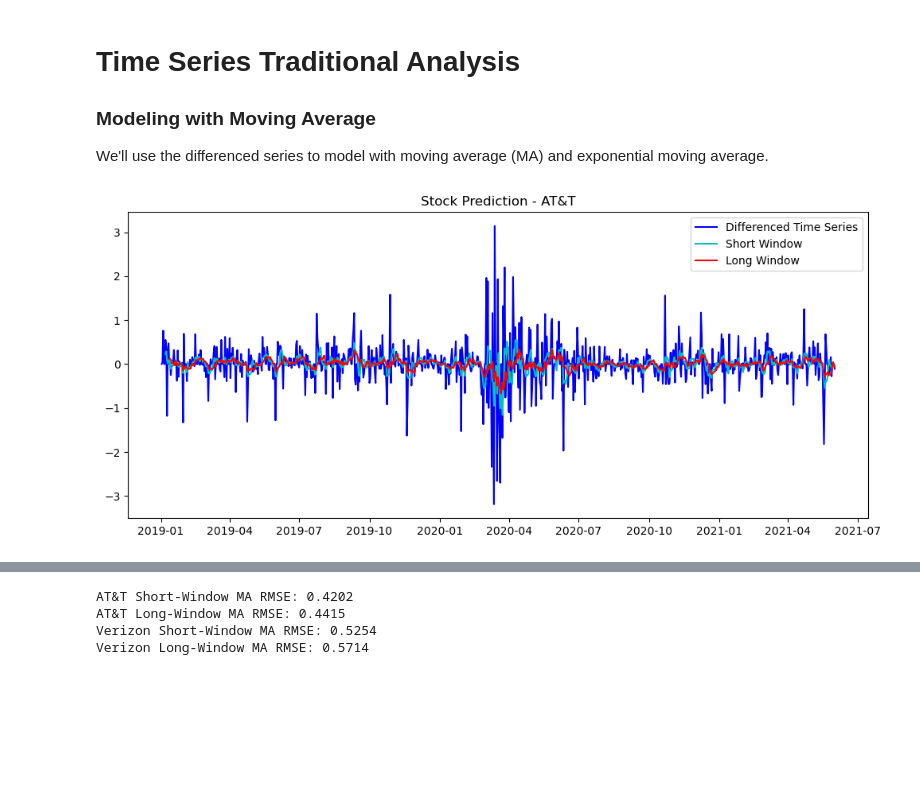
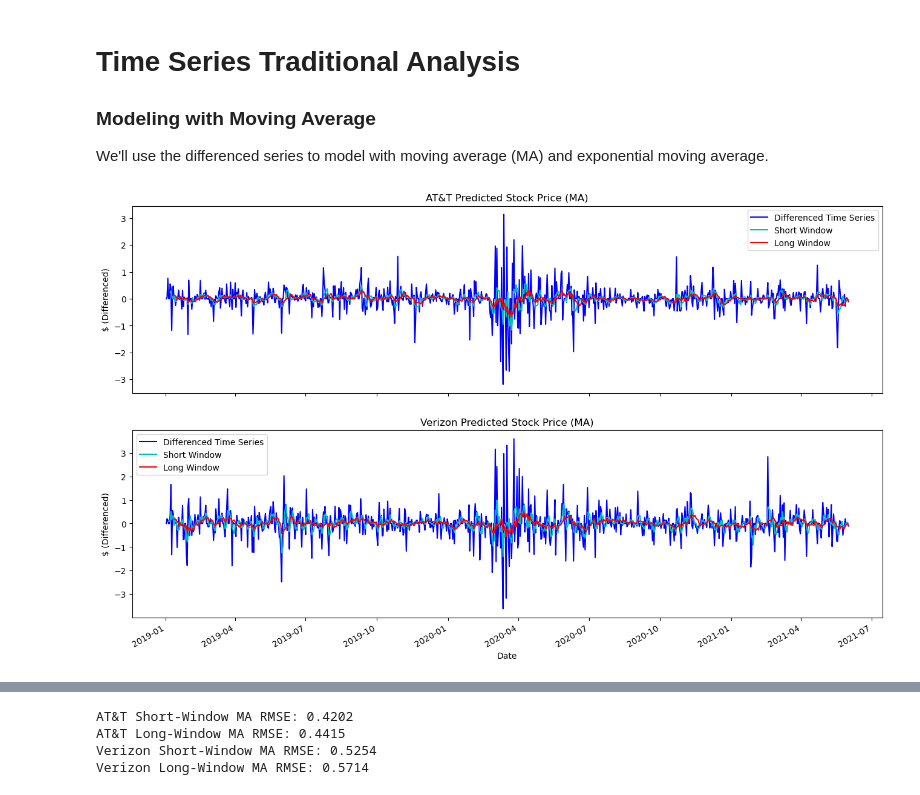
Before and after one commit to tacotuesday/time-series-stock-forecasting, a Jupyter notebook: 02-traditional-analysis/notebooks/traditional_analysis.ipynb, the cells around one changed output, grey strips where cells are left out. Drawn from its saved outputs; the diff is of its cells as text; code cells hidden in the pictures; blank space fills up the shorter version.

Commit message:
Cleaned up plots, standardized RMSE calculation, added parameter optimization, added rolling predictions for AR and ARIMA, added SARIMA and auto_ARIMA analysis

```diff
--- a/02-traditional-analysis/notebooks/traditional_analysis.ipynb
+++ b/02-traditional-analysis/notebooks/traditional_analysis.ipynb
@@ -19,12 +20,28 @@ merged_df = pd.read_csv('../data/merged_df.csv', parse_dates=['timestamp'], inde
 t_df = pd.read_csv('../data/t.csv', parse_dates=['timestamp'], index_col='timestamp').sort_index().convert_dtypes()
 v_df = pd.read_csv('../data/v.csv', parse_dates=['timestamp'], index_col='timestamp').sort_index().convert_dtypes()
 # %%
-fig, ax = plt.subplots(figsize=(12, 5))
-ax.plot(merged_df.t_diff, label="Differenced Time Series", c='b')
-ax.plot(merged_df.t_diff.rolling(window=6).mean(), label = "Short Window", c='c')
-ax.plot(merged_df.t_diff.rolling(window=11).mean(), label="Long Window", c='r')
-ax.legend(loc="best")
-ax.set_title("Stock Prediction - AT&T")
+# Visualize the predictions
+fig, (ax1, ax2) = plt.subplots(nrows=2, ncols=1, sharex=True, figsize=(16, 10))
+
+ax1.plot(merged_df.t_diff, label="Differenced Time Series", c="b")
+ax1.plot(merged_df.t_diff.rolling(window=6).mean(), label="Short Window", c="c")
+ax1.plot(merged_df.t_diff.rolling(window=11).mean(), label="Long Window", c="r")
+ax1.legend(loc="best")
+ax1.set_title("AT&T Predicted Stock Price (MA)")
+ax1.set_xlabel("Date")
+ax1.set_ylabel("$ (Differenced)")
+ax1.legend()
+
+ax2.plot(merged_df.v_diff, label="Differenced Time Series", c="b")
+ax2.plot(merged_df.v_diff.rolling(window=4).mean(), label="Short Window", c="c")
+ax2.plot(merged_df.v_diff.rolling(window=11).mean(), label="Long Window", c="r")
+ax2.legend(loc="best")
+ax2.set_title("Verizon Predicted Stock Price (MA)")
+ax2.set_xlabel("Date")
+ax2.set_ylabel("$ (Differenced)")
+ax2.legend()
+
+fig.autofmt_xdate()
 plt.show()
 # %% [output]
-[figure, old version]
+[figure, new version]
```
Also changed, not shown: parts of 51 cells of this notebook.
